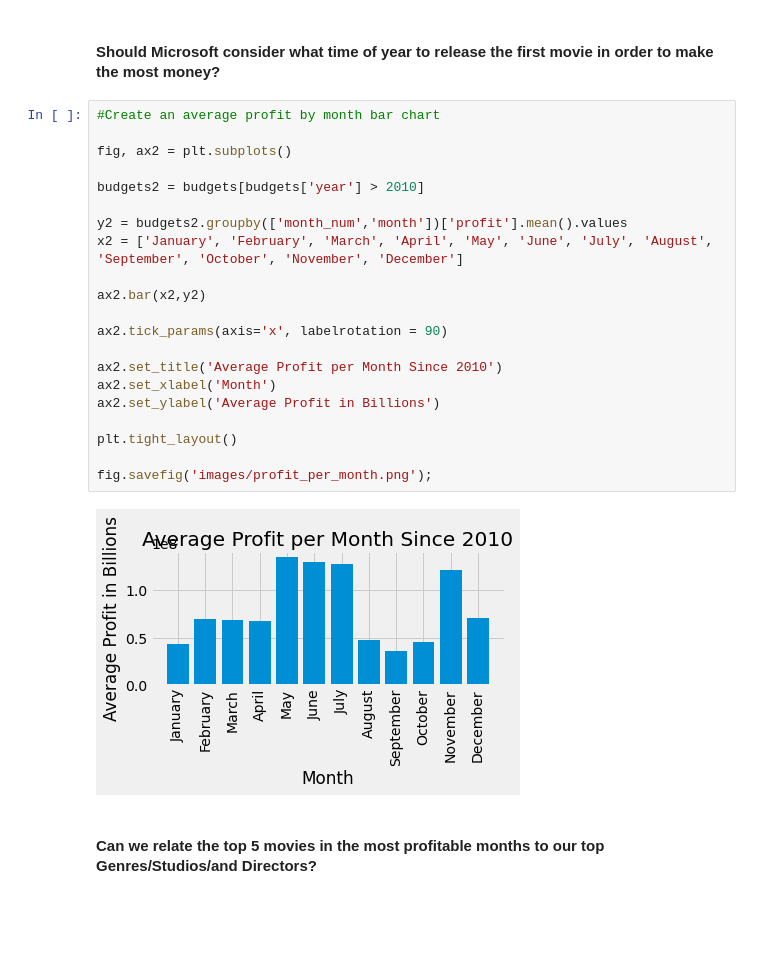
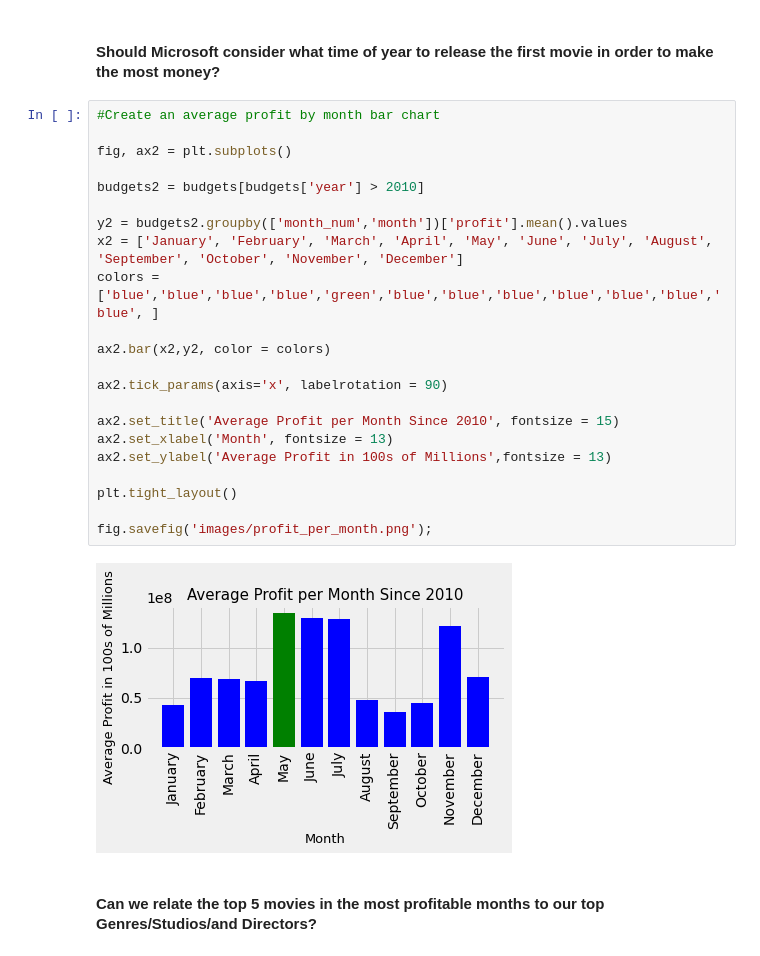
Before and after one commit to kyledufrane/Microsoft_Movie_Analysis, a Jupyter notebook: final_notebook.ipynb, the cells around one changed output. Saved outputs shown, nothing was run; the diff lists cells and outputs as text; blank space fills up the shorter version.

```diff
--- a/final_notebook.ipynb
+++ b/final_notebook.ipynb
@@ -491,26 +491,27 @@ mpl.style.use('fivethirtyeight')
 # %%
 #Create an average profit by month bar chart
 
 fig, ax2 = plt.subplots()
 
 budgets2 = budgets[budgets['year'] > 2010]
 
 y2 = budgets2.groupby(['month_num','month'])['profit'].mean().values
 x2 = ['January', 'February', 'March', 'April', 'May', 'June', 'July', 'August', 'September', 'October', 'November', 'December']
+colors = ['blue','blue','blue','blue','green','blue','blue','blue','blue','blue','blue','blue', ]
 
-ax2.bar(x2,y2)
+ax2.bar(x2,y2, color = colors)
 
 ax2.tick_params(axis='x', labelrotation = 90)
 
-ax2.set_title('Average Profit per Month Since 2010')
-ax2.set_xlabel('Month')
-ax2.set_ylabel('Average Profit in Billions')
+ax2.set_title('Average Profit per Month Since 2010', fontsize = 15)
+ax2.set_xlabel('Month', fontsize = 13)
+ax2.set_ylabel('Average Profit in 100s of Millions',fontsize = 13)
 
 plt.tight_layout()
 
 fig.savefig('images/profit_per_month.png');
 # %% [output]
-[figure, old version]
+[figure, new version]
 # %% [markdown]
 #### Can we relate the top 5 movies in the most profitable months to our top Genres/Studios/and Directors?
 # %%
```
Also changed, not shown: parts of 2 cells of this notebook.
